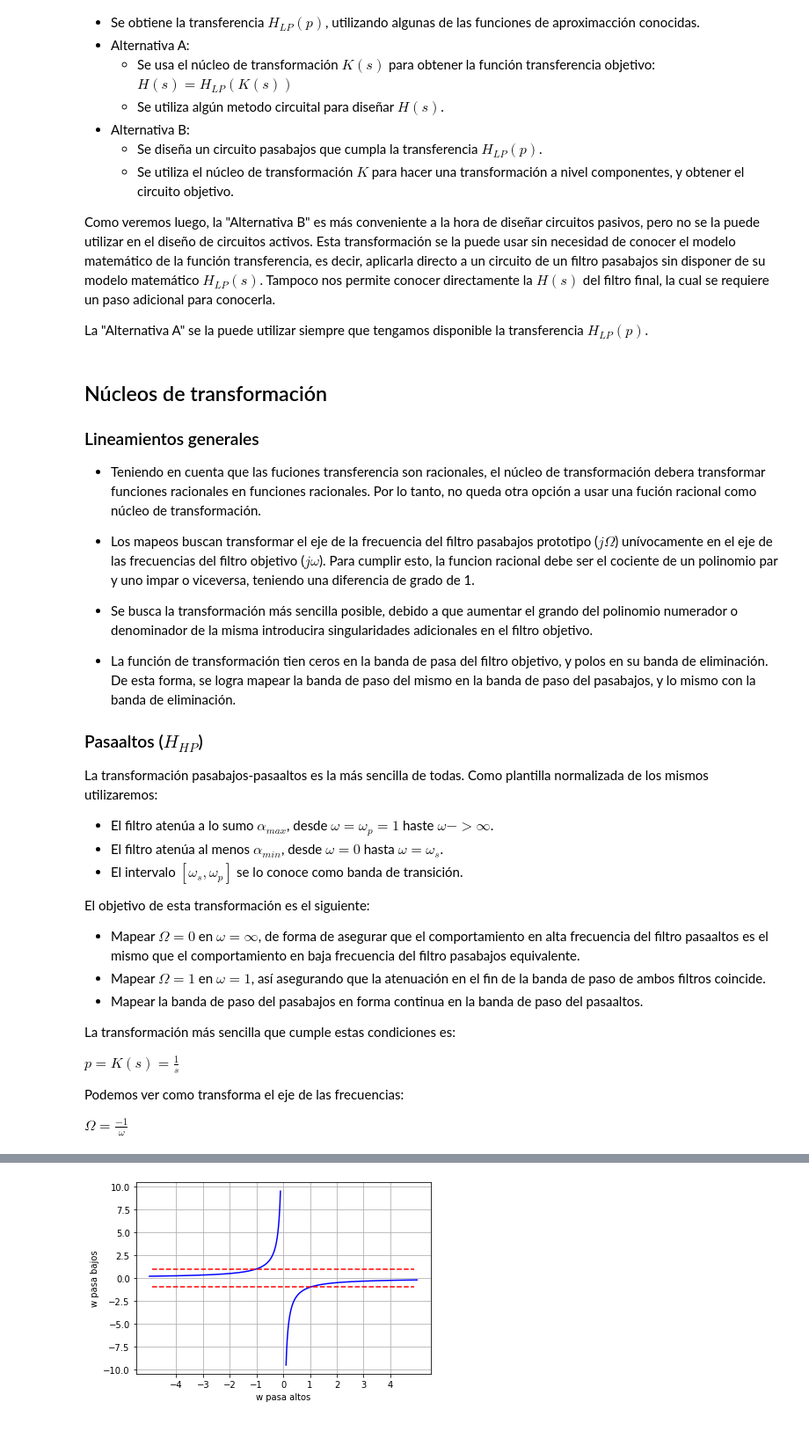
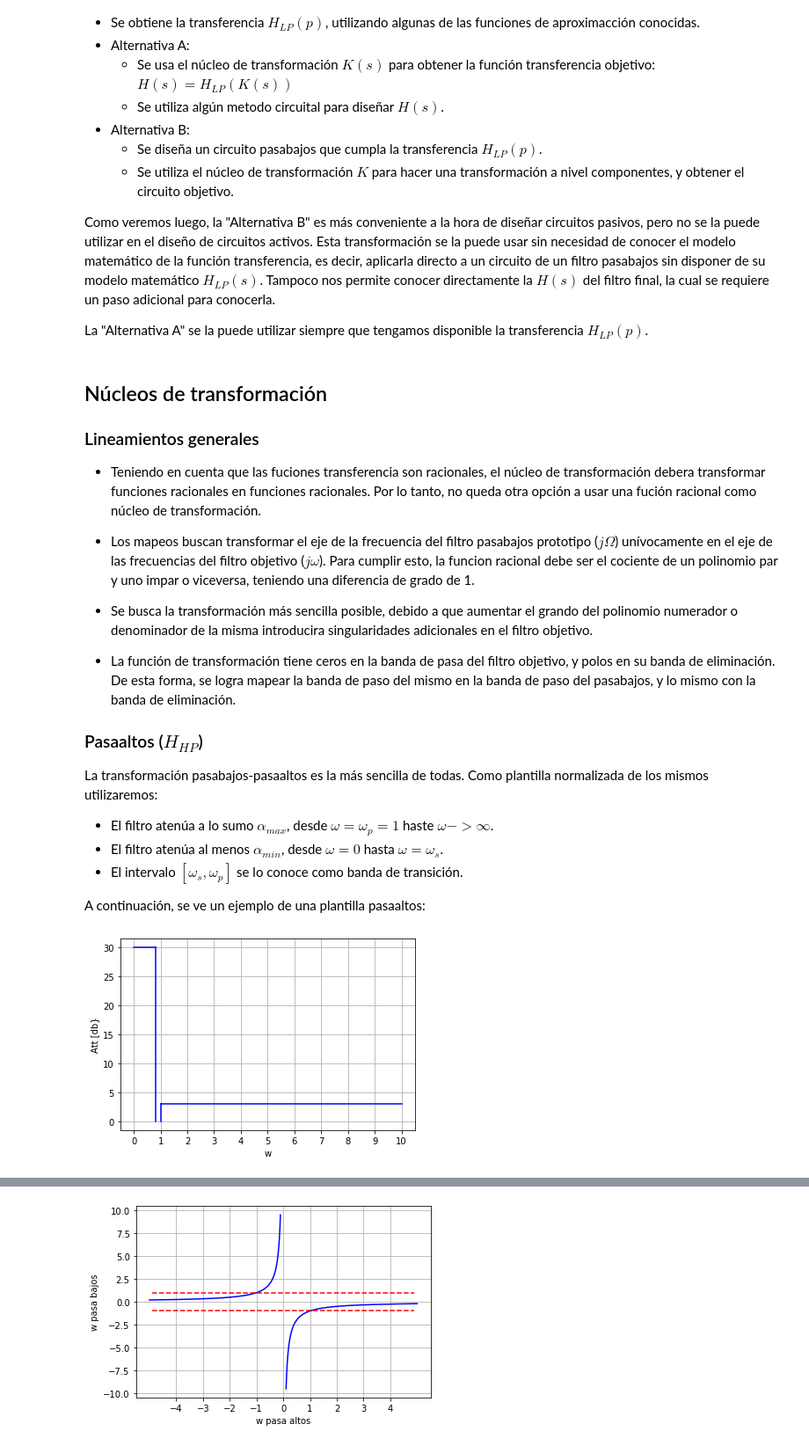
Before and after one commit to agalbachicar/tc2, a Jupyter notebook: notebooks/Transformacion en frecuencia.ipynb, the cells around one changed output, grey strips where cells are left out. Shown at 88% size. Drawn from its saved outputs; the diff is of its cells as text; code cells hidden in the pictures.

```diff
--- a/notebooks/Transformacion en frecuencia.ipynb
+++ b/notebooks/Transformacion en frecuencia.ipynb
@@ -45,7 +45,7 @@ La "Alternativa A" se la puede utilizar siempre que tengamos disponible la trans
 
 - Se busca la transformación más sencilla posible, debido a que aumentar el grando del polinomio numerador o denominador de la misma introducira singularidades adicionales en el filtro objetivo.
 
-- La función de transformación tien ceros en la banda de pasa del filtro objetivo, y polos en su banda de eliminación.
+- La función de transformación tiene ceros en la banda de pasa del filtro objetivo, y polos en su banda de eliminación.
   De esta forma, se logra mapear la banda de paso del mismo en la banda de paso del pasabajos, y lo mismo con la banda de eliminación.
 
 ### Pasaaltos ($H_{HP}$)
@@ -56,20 +56,33 @@ Como plantilla normalizada de los mismos utilizaremos:
 - El filtro atenúa al menos $\alpha_{min}$, desde $\omega = 0$ hasta $\omega = \omega_s$.
 - El intervalo $[\omega_s, \omega_p]$ se lo conoce como banda de transición.
 
-<!--
-Agregar aca imagen plantilla!!
--->
-
-El objetivo de esta transformación es el siguiente:
-
-- Mapear $\Omega=0$ en $\omega=\infty$, de forma de asegurar que el comportamiento en alta frecuencia del filtro pasaaltos es el mismo que el comportamiento en baja frecuencia del filtro pasabajos equivalente.
-- Mapear $\Omega=1$ en $\omega=1$, así asegurando que la atenuación en el fin de la banda de paso de ambos filtros coincide.
-- Mapear la banda de paso del pasabajos en forma continua en la banda de paso del pasaaltos.
-
-La transformación más sencilla que cumple estas condiciones es:
-
-$p = K(s) = \frac{1}{s}$
-
-Podemos ver como transforma el eje de las frecuencias:
-
-$\Omega = \frac{-1}{\omega}$
+A continuación, se ve un ejemplo de una plantilla pasaaltos:
+# %%
+import numpy as np
+import matplotlib.pyplot as plt
+
+w_banda_paso = np.linspace(1, 10)
+w_banda_att = np.linspace(0, 0.8)  # Para el caso particular w_s=0.8
+att_min = 30 # dB
+att_max = 3  # dB
+
+# Lineas verticales para mejor visualizacion
+vertical_banda_paso = np.linspace(0, att_max)
+vertical_banda_att = np.linspace(0, att_min)
+
+# Ploteo
+fig, ax = plt.subplots()
+ax.ticklabel_format(useOffset=False)
+ax.set_ylabel('Att [db}')
+ax.set_xlabel('w')
+ax.grid(True)
+ticks = range(0, 11)
+ax.set_xticks(ticks)
+ax.plot(w_banda_paso, [att_max] * len(w_banda_paso), '-b')
+ax.plot(w_banda_att, [att_min] * len(w_banda_att), '-b')
+ax.plot([1] * len(vertical_banda_paso), vertical_banda_paso, '-b')
+ax.plot([0.8] * len(vertical_banda_att), vertical_banda_att, '-b')
+
+plt.show()
+# %% [output]
+[figure, added]
```
Also changed, not shown: parts of 27 cells of this notebook, 1 other file.
